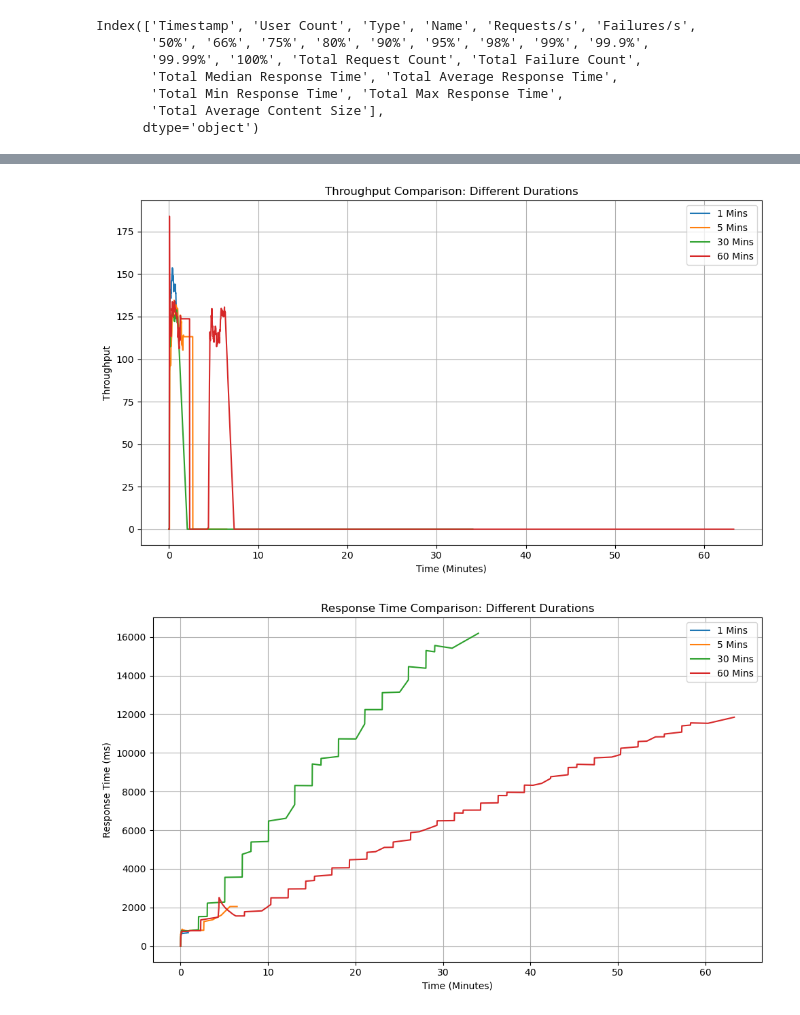
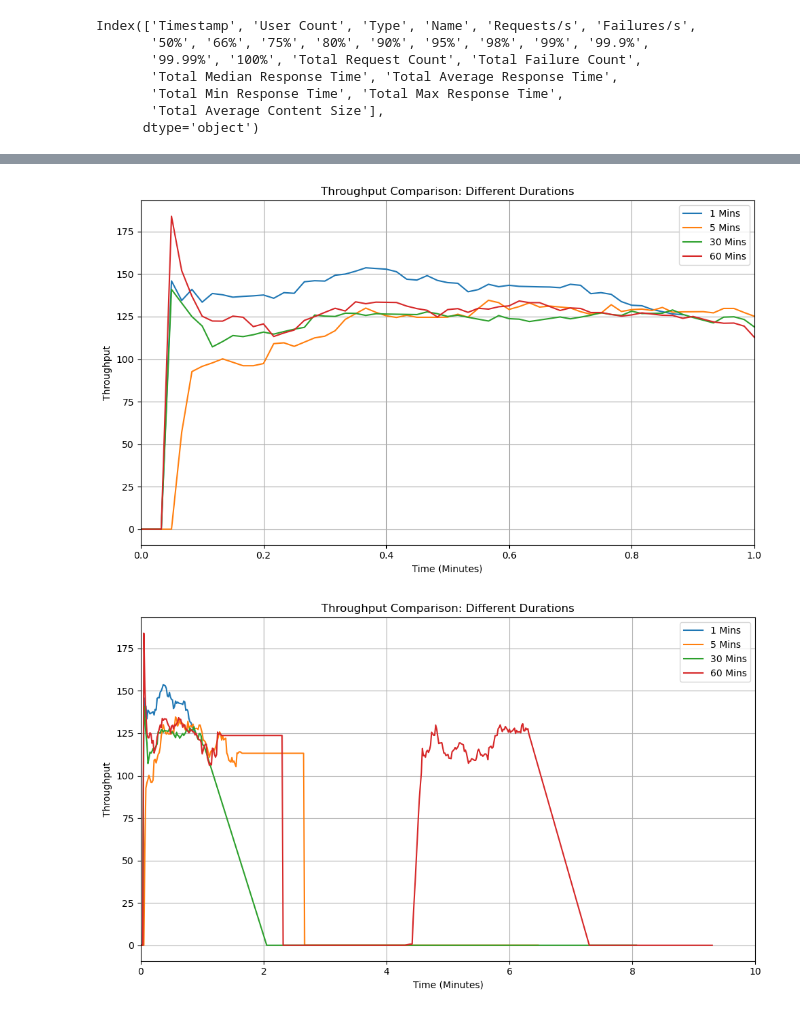
Before and after one commit to zhifanl/SENG533-TeaStore-Evaluation, a Jupyter notebook: locust_data_analysis.ipynb, the cells around one changed output, grey strips where cells are left out. Drawn from its saved outputs; the diff is of its cells as text; code cells hidden in the pictures.

```diff
--- a/locust_data_analysis.ipynb
+++ b/locust_data_analysis.ipynb
@@ -148,7 +235,8 @@ plot_data(
     ['Normal Spawn Rate', 'Low Spawn Rate', 'High Spawn Rate'],
     'Requests/s',
     'Throughput',
-    'Throughput Comparison: Same Duration, Different Spawn Rates'
+    'Throughput Comparison: Same Duration, Different Spawn Rates',
+    max_duration= 1
 )
 
 plot_data(
@@ -156,10 +244,30 @@ plot_data(
     ['Normal Spawn Rate', 'Low Spawn Rate', 'High Spawn Rate'],
     'Total Average Response Time',
     'Response Time (ms)',
-    'Response Time Comparison: Same Duration, Different Spawn Rates'
+    'Response Time Comparison: Same Duration, Different Spawn Rates',
+    max_duration= 1
 )
 
 # Different durations
+
+plot_data(
+    [data_frames['high']['short'], data_frames['high']['long_5mins'], data_frames['high']['long_30mins'],  data_frames['high']['long_60mins']],
+    ['1 Mins', '5 Mins', '30 Mins', '60 Mins'],
+    'Requests/s',
+    'Throughput',
+    'Throughput Comparison: Different Durations',
+    max_duration= 1
+)
+
+plot_data(
+    [data_frames['high']['short'], data_frames['high']['long_5mins'], data_frames['high']['long_30mins'],  data_frames['high']['long_60mins']],
+    ['1 Mins', '5 Mins', '30 Mins', '60 Mins'],
+    'Requests/s',
+    'Throughput',
+    'Throughput Comparison: Different Durations',
+    max_duration= 10
+)
+
 plot_data(
     [data_frames['high']['short'], data_frames['high']['long_5mins'], data_frames['high']['long_30mins'],  data_frames['high']['long_60mins']],
     ['1 Mins', '5 Mins', '30 Mins', '60 Mins'],
@@ -173,6 +281,24 @@ plot_data(
     ['1 Mins', '5 Mins', '30 Mins', '60 Mins'],
     'Total Average Response Time',
     'Response Time (ms)',
+    'Response Time Comparison: Different Durations',
+    max_duration= 1
+)
+
+plot_data(
+    [data_frames['high']['short'], data_frames['high']['long_5mins'], data_frames['high']['long_30mins'],  data_frames['high']['long_60mins']],
+    ['1 Mins', '5 Mins', '30 Mins', '60 Mins'],
+    'Total Average Response Time',
+    'Response Time (ms)',
+    'Response Time Comparison: Different Durations',
+    max_duration= 10
+)
+
+plot_data(
+    [data_frames['high']['short'], data_frames['high']['long_5mins'], data_frames['high']['long_30mins'],  data_frames['high']['long_60mins']],
+    ['1 Mins', '5 Mins', '30 Mins', '60 Mins'],
+    'Total Average Response Time',
+    'Response Time (ms)',
     'Response Time Comparison: Different Durations'
 )
 # %% [output]
@@ -181,2 +307,2 @@ plot_data(
-[figure, old version]
+[figure, new version]
-[figure, old version]
+[figure, new version]
```
Also changed, not shown: parts of 3 cells of this notebook, 4 other files.
